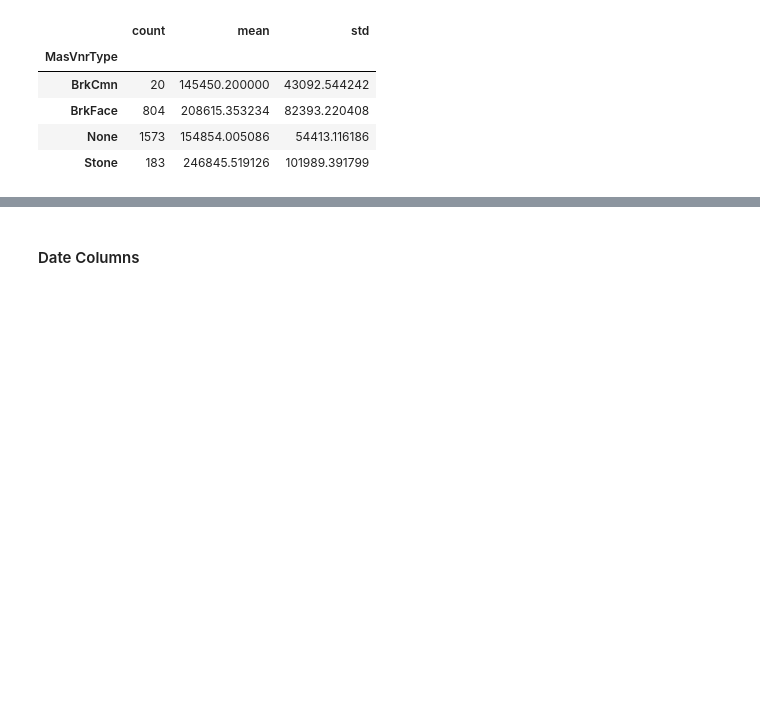
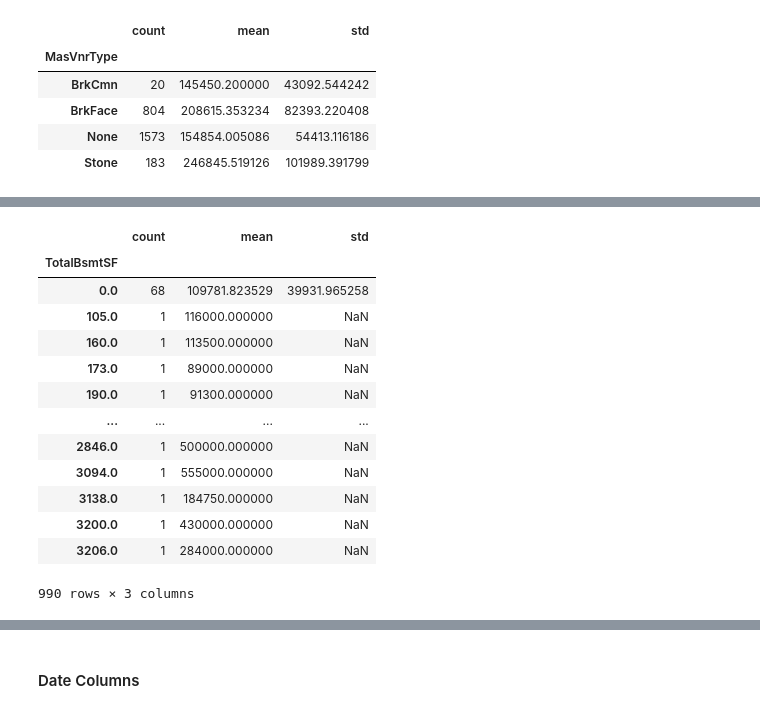
Before and after one commit to hzeig/ames-housing-predictions, a Jupyter notebook: HADAR/hadar project.ipynb, the cells around one changed output, grey strips where cells are left out. Saved outputs shown, nothing was run; the diff lists cells and outputs as text; code cells hidden in the pictures; blank space fills up the shorter version.

```diff
--- a/HADAR/hadar project.ipynb
+++ b/HADAR/hadar project.ipynb
@@ -462,3 +496,22 @@ list(enumerate(bath_df))
+# %%
+hp_dict['TotalBsmtSF']
+housePrice.TotalBsmtSF = housePrice.TotalBsmtSF.fillna(housePrice.TotalBsmtSF.mean())
+housePrice.groupby('TotalBsmtSF')['SalePrice'].agg(['count','mean','std'])
+# %% [output]
+|  | count | mean | std |
+| TotalBsmtSF |  |  |  |
+| 0.0 | 68 | 109781.823529 | 39931.965258 |
+| 105.0 | 1 | 116000.000000 | NaN |
+| 160.0 | 1 | 113500.000000 | NaN |
+| 173.0 | 1 | 89000.000000 | NaN |
+| 190.0 | 1 | 91300.000000 | NaN |
+| ... | ... | ... | ... |
+| 2846.0 | 1 | 500000.000000 | NaN |
+| 3094.0 | 1 | 555000.000000 | NaN |
+| 3138.0 | 1 | 184750.000000 | NaN |
+| 3200.0 | 1 | 430000.000000 | NaN |
+| 3206.0 | 1 | 284000.000000 | NaN |
+990 rows × 3 columns
 # %%
 nas(housePrice)
 # %% [output]
```
Also changed, not shown: parts of 25 cells of this notebook, 1 other file.
